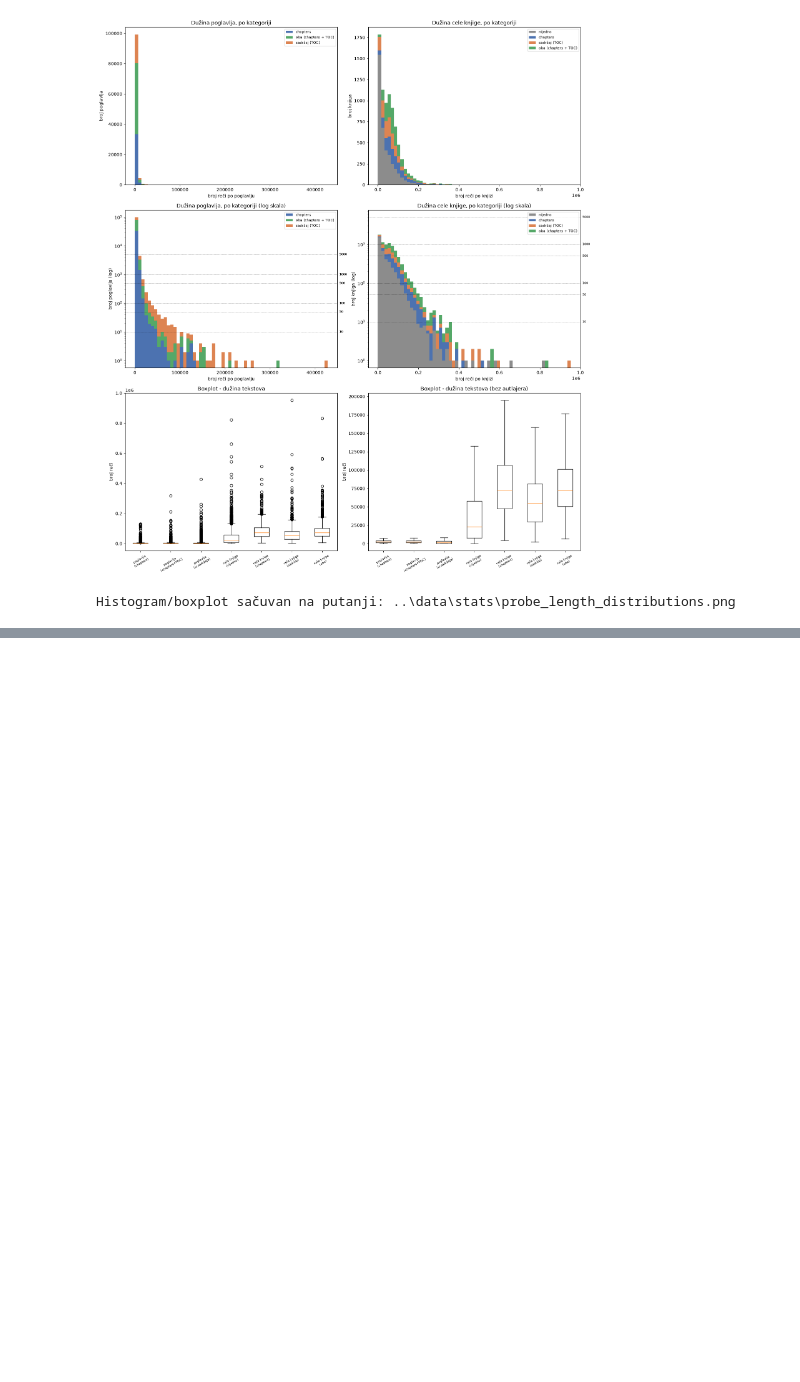
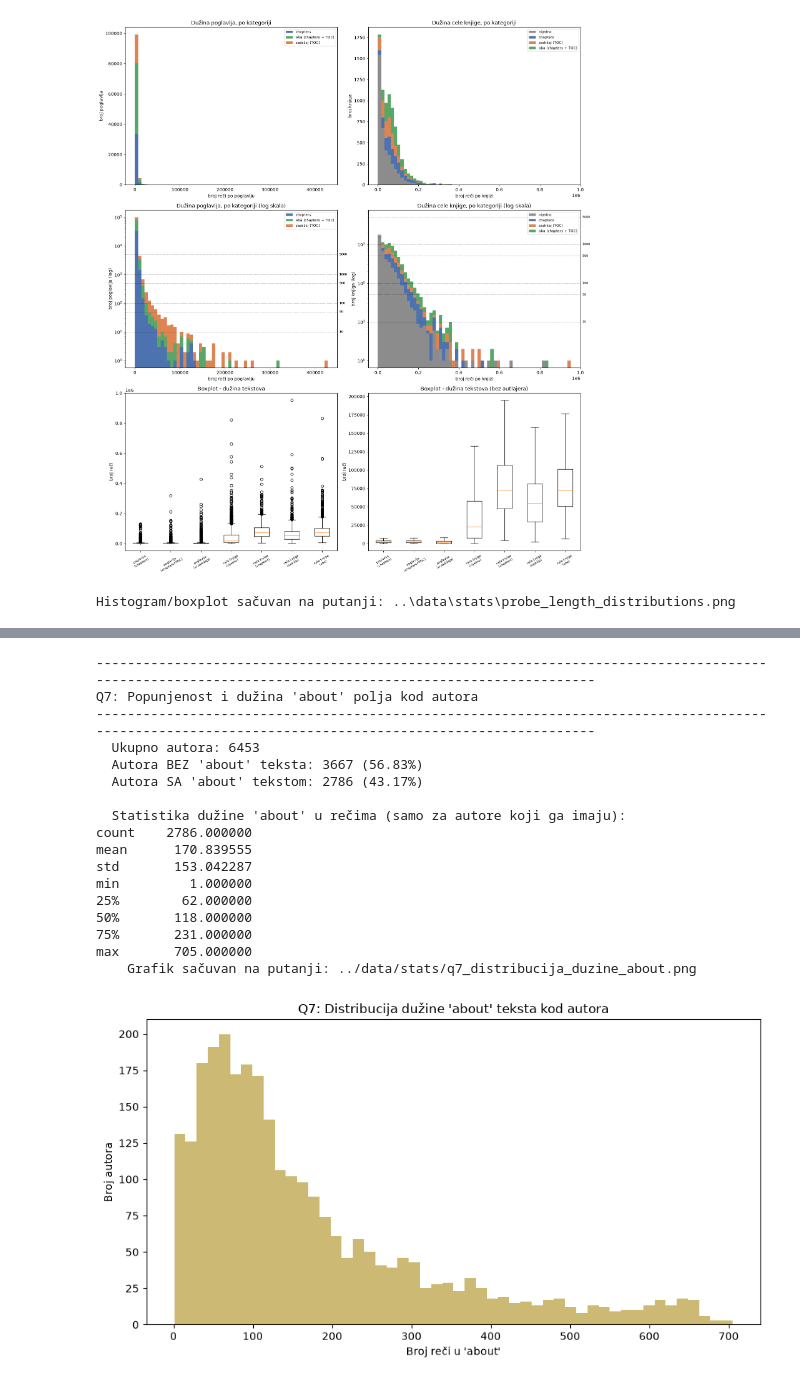
Before and after one commit to neshko31/AI-agent-za-biblioteku, a Jupyter notebook: VectorDatabaseService/scripts/data_stats.ipynb, the cells around one changed output, grey strips where cells are left out. Cells and saved outputs as stored; diff of their text form; code cells hidden in the pictures; blank space fills up the shorter version.

```diff
--- a/VectorDatabaseService/scripts/data_stats.ipynb
+++ b/VectorDatabaseService/scripts/data_stats.ipynb
@@ -741,0 +1345,48 @@ Histogram/boxplot sačuvan na putanji: ..\data\stats\probe_length_distributions.
+# %%
+# 7 - Popunjenost i dužina biografije autora
+
+print_header(7, "Popunjenost i dužina 'about' polja kod autora")
+
+authors_df["_about"] = authors_df.get("about", pd.Series([None] * len(authors_df)))
+authors_df["_about_is_missing"] = authors_df["_about"].apply(is_missing)
+
+n_authors_total = len(authors_df)
+n_about_missing = authors_df["_about_is_missing"].sum()
+print(f"  Ukupno autora: {n_authors_total}")
+print(f"  Autora BEZ 'about' teksta: {n_about_missing} ({round(100 * n_about_missing / n_authors_total, 2)}%)")
+print(f"  Autora SA 'about' tekstom: {n_authors_total - n_about_missing} "
+      f"({round(100 * (n_authors_total - n_about_missing) / n_authors_total, 2)}%)")
+
+authors_df["_about_word_count"] = authors_df["_about"].apply(
+    lambda a: 0 if is_missing(a) else len(str(a).split())
+)
+
+about_stats = authors_df.loc[~authors_df["_about_is_missing"], "_about_word_count"].describe()
+print("\n  Statistika dužine 'about' u rečima (samo za autore koji ga imaju):")
+print(about_stats.to_string())
+
+fig, ax = plt.subplots(figsize=(9, 5))
+ax.hist(authors_df.loc[~authors_df["_about_is_missing"], "_about_word_count"], bins=50, color="#CCB974")
+ax.set_xlabel("Broj reči u 'about'")
+ax.set_ylabel("Broj autora")
+ax.set_title("Q7: Distribucija dužine 'about' teksta kod autora")
+save_and_show(fig, "q7_distribucija_duzine_about.png")
+# %% [output]
+------------------------------------------------------------------------------------------------------------------------------------------------------
+Q7: Popunjenost i dužina 'about' polja kod autora
+------------------------------------------------------------------------------------------------------------------------------------------------------
+  Ukupno autora: 6453
+  Autora BEZ 'about' teksta: 3667 (56.83%)
+  Autora SA 'about' tekstom: 2786 (43.17%)
+
+  Statistika dužine 'about' u rečima (samo za autore koji ga imaju):
+count    2786.000000
+mean      170.839555
+std       153.042287
+min         1.000000
+25%        62.000000
+50%       118.000000
+75%       231.000000
+max       705.000000
+    Grafik sačuvan na putanji: ../data/stats/q7_distribucija_duzine_about.png
+[figure, added]
```
Also changed, not shown: parts of 13 cells of this notebook.
